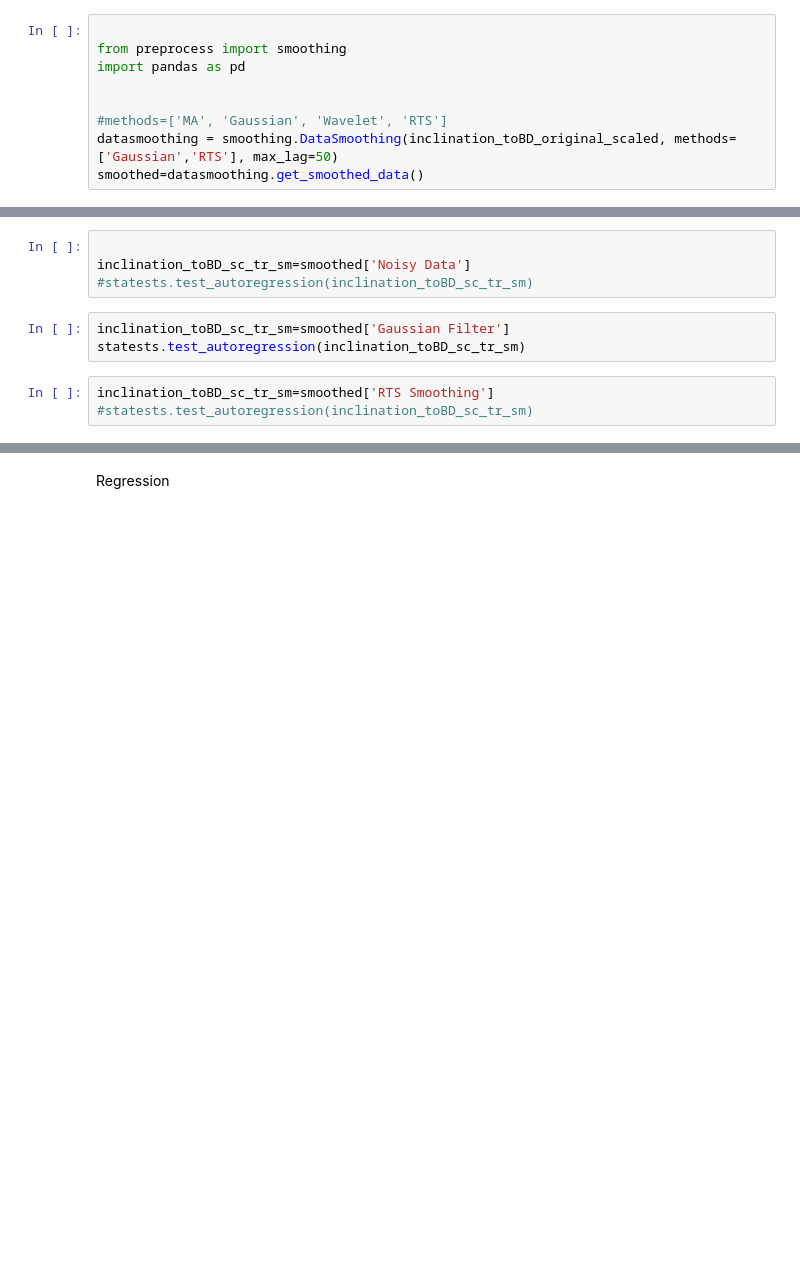
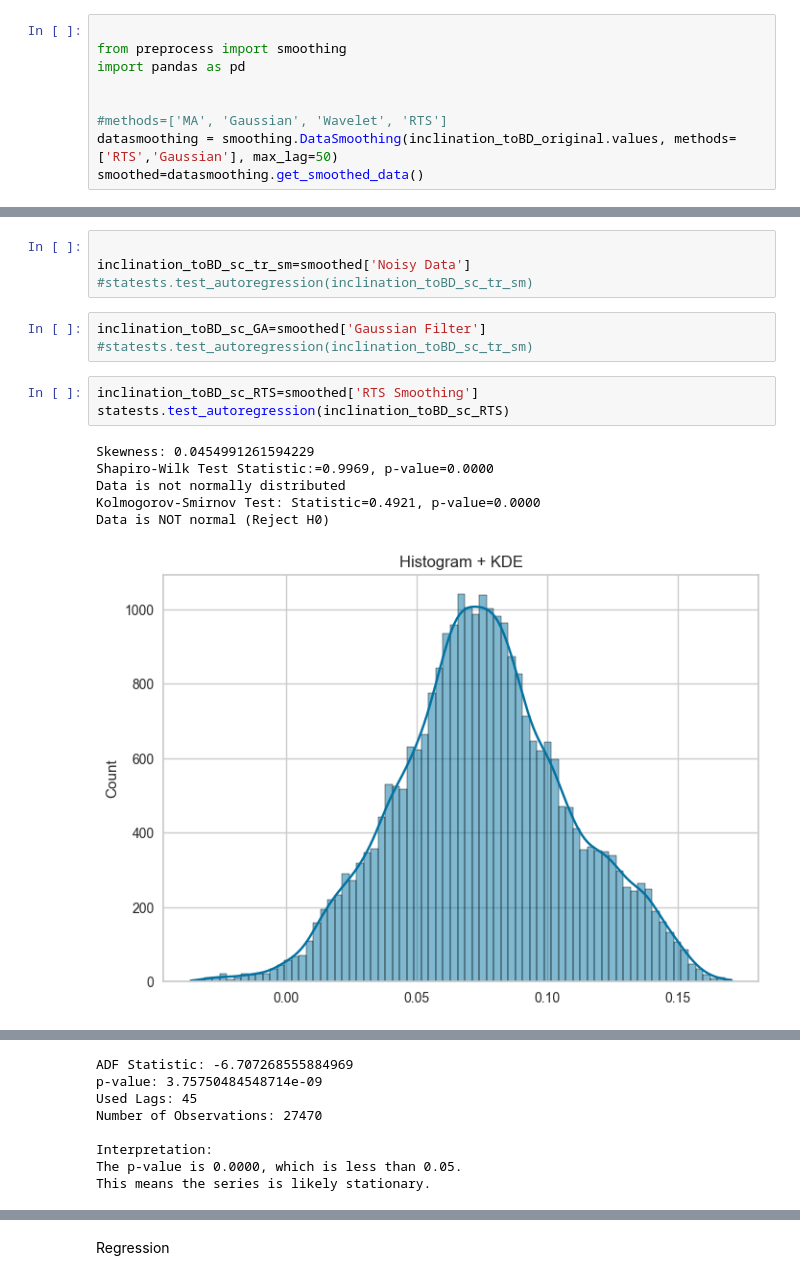
Before and after one commit to SpartanFOU/Thesis-Project, a Jupyter notebook: main.ipynb, the cells around one changed output, grey strips where cells are left out. Saved outputs shown, nothing was run; the diff lists cells and outputs as text; blank space fills up the shorter version.

```diff
--- a/main.ipynb
+++ b/main.ipynb
@@ -95,7 +174,7 @@ import pandas as pd
 
 
 #methods=['MA', 'Gaussian', 'Wavelet', 'RTS']
-datasmoothing = smoothing.DataSmoothing(inclination_toBD_original_scaled, methods=['Gaussian','RTS'], max_lag=50)
+datasmoothing = smoothing.DataSmoothing(inclination_toBD_original.values, methods=['RTS','Gaussian'], max_lag=50)
 smoothed=datasmoothing.get_smoothed_data()
 # %% [markdown]
 Smoothing tests
@@ -107,8 +197,15 @@ print(denoised_data_test)
 inclination_toBD_sc_tr_sm=smoothed['Noisy Data']
 #statests.test_autoregression(inclination_toBD_sc_tr_sm)
 # %%
-inclination_toBD_sc_tr_sm=smoothed['Gaussian Filter']
-statests.test_autoregression(inclination_toBD_sc_tr_sm)
+inclination_toBD_sc_GA=smoothed['Gaussian Filter']
+#statests.test_autoregression(inclination_toBD_sc_tr_sm)
 # %%
-inclination_toBD_sc_tr_sm=smoothed['RTS Smoothing']
-#statests.test_autoregression(inclination_toBD_sc_tr_sm)
+inclination_toBD_sc_RTS=smoothed['RTS Smoothing']
+statests.test_autoregression(inclination_toBD_sc_RTS)
+# %% [output]
+Skewness: 0.0454991261594229
+Shapiro-Wilk Test Statistic:=0.9969, p-value=0.0000
+Data is not normally distributed
+Kolmogorov-Smirnov Test: Statistic=0.4921, p-value=0.0000
+Data is NOT normal (Reject H0)
+[figure, added]
@@ -114,0 +213,8 @@ inclination_toBD_sc_tr_sm=smoothed['RTS Smoothing']
+ADF Statistic: -6.707268555884969
+p-value: 3.75750484548714e-09
+Used Lags: 45
+Number of Observations: 27470
+
+Interpretation:
+The p-value is 0.0000, which is less than 0.05.
+This means the series is likely stationary.
```
Also changed, not shown: parts of 25 cells of this notebook, 23 other files.
